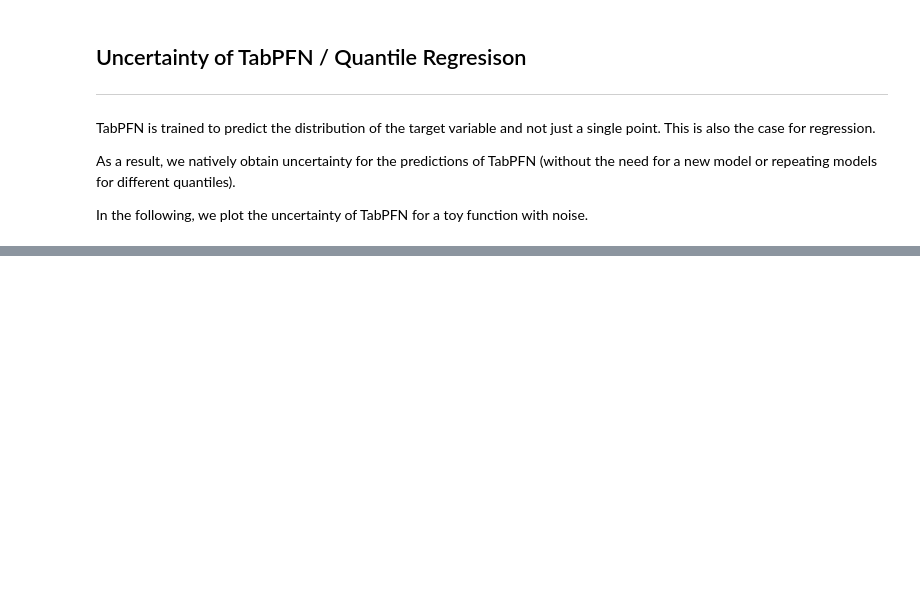
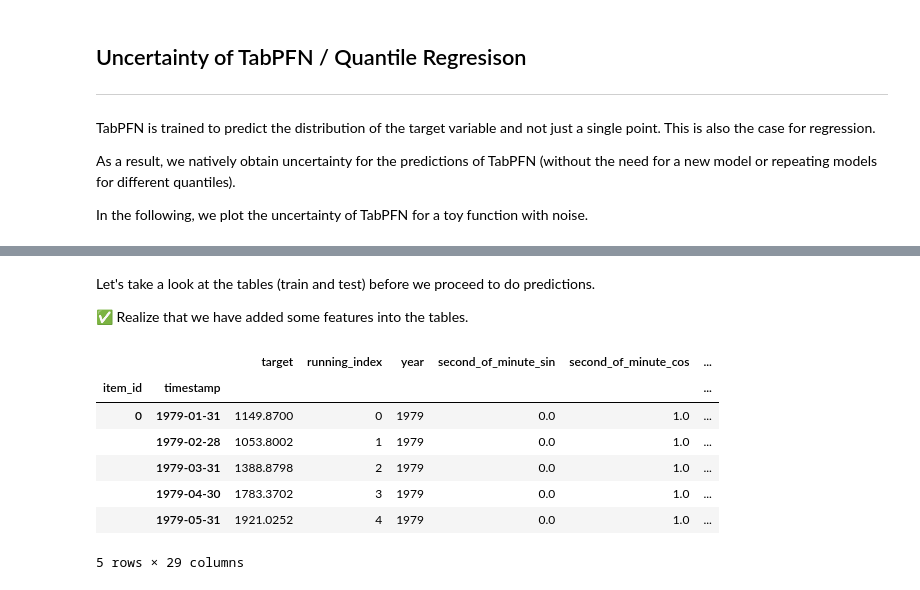
Before and after one commit to zhengaq/TabPFN, a Jupyter notebook: examples/notebooks/TabPFN_Demo_Local.ipynb, the cells around one changed output, grey strips where cells are left out. Drawn from its saved outputs; the diff is of its cells as text; code cells hidden in the pictures; blank space fills up the shorter version.

```diff
--- a/examples/notebooks/TabPFN_Demo_Local.ipynb
+++ b/examples/notebooks/TabPFN_Demo_Local.ipynb
@@ -1076,0 +1283,15 @@ plot_regression_uncertainty(ax, x, y_line, y_noisy, x_test, color_multiplier=5)
+# %% [markdown]
+Let's take a look at the tables (train and test) before we proceed to do predictions.
+
+✅ Realize that we have added some features into the tables.
+# %%
+train_tsdf.head()
+# %% [output]
+|  |  | target | running_index | year | second_of_minute_sin | second_of_minute_cos | ... |
+| item_id | timestamp |  |  |  |  |  | ... |
+| 0 | 1979-01-31 | 1149.8700 | 0 | 1979 | 0.0 | 1.0 | ... |
+|  | 1979-02-28 | 1053.8002 | 1 | 1979 | 0.0 | 1.0 | ... |
+|  | 1979-03-31 | 1388.8798 | 2 | 1979 | 0.0 | 1.0 | ... |
+|  | 1979-04-30 | 1783.3702 | 3 | 1979 | 0.0 | 1.0 | ... |
+|  | 1979-05-31 | 1921.0252 | 4 | 1979 | 0.0 | 1.0 | ... |
+5 rows × 29 columns
```
Also changed, not shown: parts of 41 cells of this notebook.
